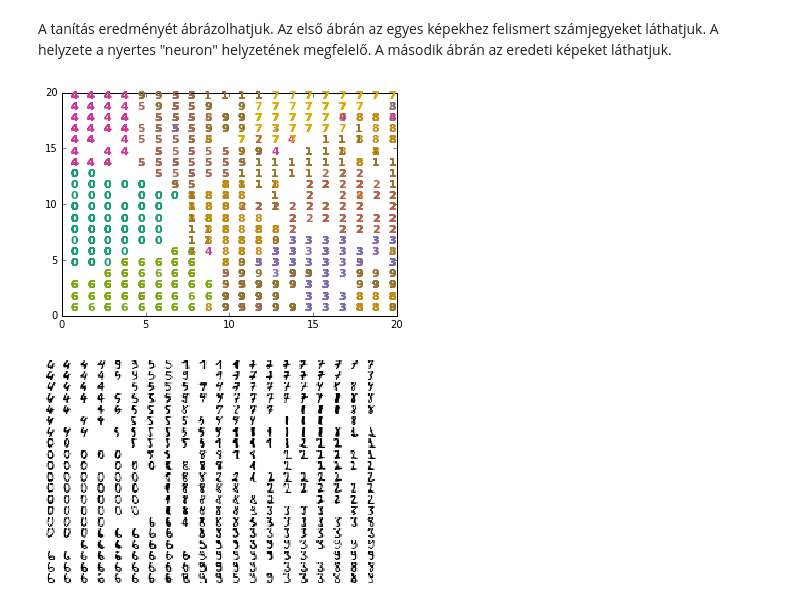
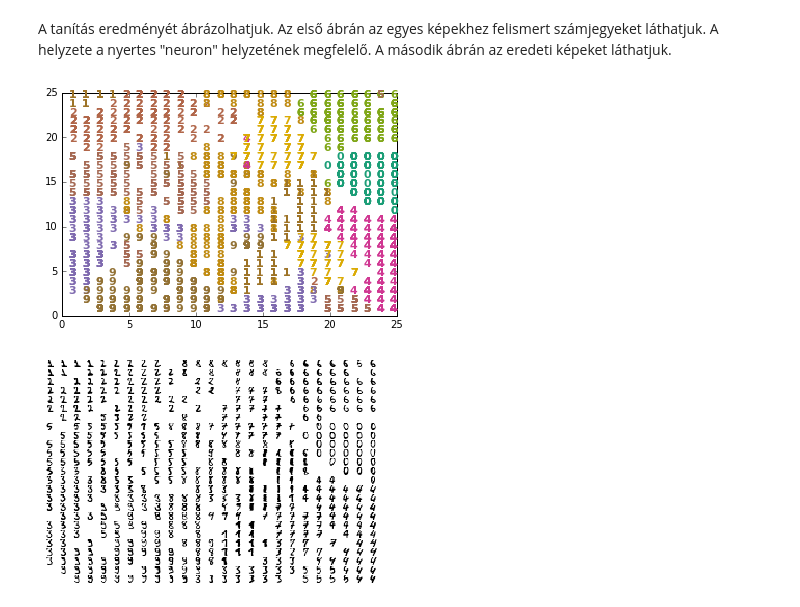
Before and after one commit to gyulat/NN, a Jupyter notebook: NeuralN.ipynb, the cells around one changed output. Drawn from its saved outputs; the diff is of its cells as text; code cells hidden in the pictures.

```diff
--- a/NeuralN.ipynb
+++ b/NeuralN.ipynb
@@ -268,0 +312,20 @@ Az oldalirányú kapcsolatok rögzítettek; jellegük gerjesztő, ha egy csomóp
+# %%
+### az írisz adatok összes elemére kapott válaszok ###
+plt.bone()
+plt.pcolor(som.distance_map().T) # a távolság térkép a háttérben
+plt.colorbar()
+target = np.genfromtxt('iris.csv',delimiter=',',usecols=(4),dtype=str) # betöltjük a neveket
+t = np.zeros(len(target),dtype=int)
+t[target == 'setosa'] = 0
+t[target == 'versicolor'] = 1
+t[target == 'virginica'] = 2
+# minden névhez külön színt és szimbólumot rendelünk hozzá
+markers = ['o','s','D']
+colors = ['r','g','b']
+for cnt,xx in enumerate(data):
+    w = som.winner(xx) # ez a "győztes"
+    # az xx mintához tartozó "győztes" helyére tesszük a szimbólumot
+    plt.plot(w[0]+.5,w[1]+.5,markers[t[cnt]],markerfacecolor='None',
+        markeredgecolor=colors[t[cnt]],markersize=12,markeredgewidth=2)
+plt.axis([0,som.weights.shape[0],0,som.weights.shape[1]])
+plt.show()
@@ -268,0 +336,12 @@ Az oldalirányú kapcsolatok rögzítettek; jellegük gerjesztő, ha egy csomóp
+# %%
+som = MiniSom(10,10,4,sigma=1.0,learning_rate=0.5)
+som.train_random(data,500)
+plt.bone()
+plt.pcolor(som.distance_map().T)
+plt.colorbar()
+for cnt,xx in enumerate(data):
+    w = som.winner(xx)
+    plt.plot(w[0]+.5,w[1]+.5,markers[t[cnt]],markerfacecolor='None',
+        markeredgecolor=colors[t[cnt]],markersize=12,markeredgewidth=2)
+plt.axis([0,som.weights.shape[0],0,som.weights.shape[1]])
+plt.show()
@@ -327,7 +406,7 @@ num = digits.target # num[i] a data[i]-ben levő számjegy
 
 # a SOM tanítása
 from minisom import MiniSom
-som = MiniSom(20,20,64,sigma=.8,learning_rate=0.5)
+som = MiniSom(25,25,64,sigma=.8,learning_rate=0.5)
 print("tanítás...")
 som.train_random(data,3000) # tanítás véletlenszerűen választott adatokkal
 print("\n...kész!")
@@ -340,27 +419,27 @@ A tanítás eredményét ábrázolhatjuk. Az első ábrán az egyes képekhez fe
 # %%
 # az eredmények ábrázolása
 wmap = {}
 plt.figure(1)
 im = 0
 for x,t in zip(data,num): # szórt pontok ábrája
     w = som.winner(x)
     wmap[w] = im
     plt.text(w[0]+.5, w[1]+.5, str(t), color=plt.cm.Dark2(t / 10.), fontdict={'weight': 'bold', 'size': 11})
     im = im + 1
 plt.axis([0,som.weights.shape[0],0,som.weights.shape[1]])
 
 plt.figure(2,facecolor='white')
 cnt = 0
-for j in reversed(range(20)): # képekből álló mozaik
-    for i in range(20):
-        plt.subplot(20,20,cnt+1,frameon=False, xticks=[], yticks=[])
+for j in reversed(range(25)): # képekből álló mozaik
+    for i in range(25):
+        plt.subplot(25,25,cnt+1,frameon=False, xticks=[], yticks=[])
         if (i,j) in wmap:
             plt.imshow(digits.images[wmap[(i,j)]], cmap='Greys',  interpolation='nearest')
         else:
             plt.imshow(np.zeros((8,8)), cmap='Greys')
         cnt = cnt + 1
 
 plt.show()
 # %% [output]
-[figure, old version]
+[figure, new version]
-[figure, old version]
+[figure, new version]
```
Also changed, not shown: parts of 18 cells of this notebook.
